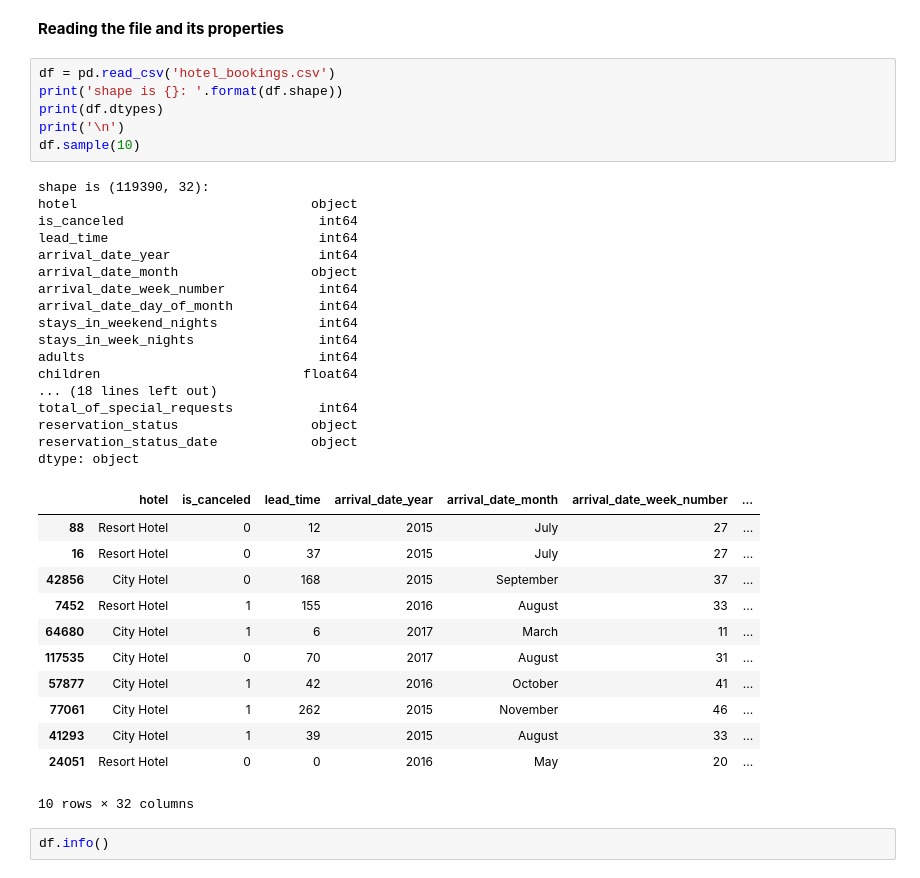
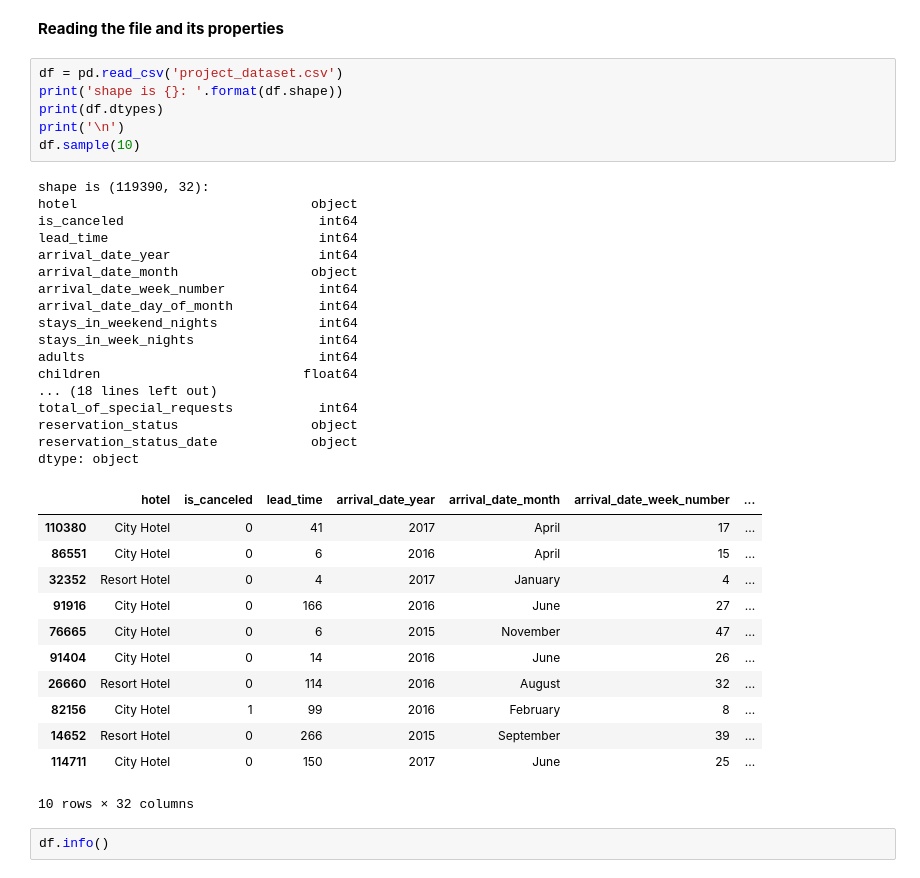
Before and after one commit to alkhonain/Tuwaiq_project, a Jupyter notebook: project/project.ipynb, the cells around one changed output. Saved outputs shown, nothing was run; the diff lists cells and outputs as text.

```diff
--- a/project/project.ipynb
+++ b/project/project.ipynb
@@ -11,40 +27,40 @@ import matplotlib.pyplot as plt
 # %% [markdown]
 __Reading the file and its properties__
 # %%
-df = pd.read_csv('hotel_bookings.csv')
+df = pd.read_csv('project_dataset.csv')
 print('shape is {}: '.format(df.shape))
 print(df.dtypes)
 print('\n')
 df.sample(10)
 # %% [output]
 shape is (119390, 32):
 hotel                              object
 is_canceled                         int64
 lead_time                           int64
 arrival_date_year                   int64
 arrival_date_month                 object
 arrival_date_week_number            int64
 arrival_date_day_of_month           int64
 stays_in_weekend_nights             int64
 stays_in_week_nights                int64
 adults                              int64
 children                          float64
 ... (18 lines left out)
 total_of_special_requests           int64
 reservation_status                 object
 reservation_status_date            object
 dtype: object
 |  | hotel | is_canceled | lead_time | arrival_date_year | arrival_date_month | arrival_date_week_number | ... |
-| 88 | Resort Hotel | 0 | 12 | 2015 | July | 27 | ... |
-| 16 | Resort Hotel | 0 | 37 | 2015 | July | 27 | ... |
-| 42856 | City Hotel | 0 | 168 | 2015 | September | 37 | ... |
-| 7452 | Resort Hotel | 1 | 155 | 2016 | August | 33 | ... |
-| 64680 | City Hotel | 1 | 6 | 2017 | March | 11 | ... |
-| 117535 | City Hotel | 0 | 70 | 2017 | August | 31 | ... |
-| 57877 | City Hotel | 1 | 42 | 2016 | October | 41 | ... |
-| 77061 | City Hotel | 1 | 262 | 2015 | November | 46 | ... |
-| 41293 | City Hotel | 1 | 39 | 2015 | August | 33 | ... |
-| 24051 | Resort Hotel | 0 | 0 | 2016 | May | 20 | ... |
+| 110380 | City Hotel | 0 | 41 | 2017 | April | 17 | ... |
+| 86551 | City Hotel | 0 | 6 | 2016 | April | 15 | ... |
+| 32352 | Resort Hotel | 0 | 4 | 2017 | January | 4 | ... |
+| 91916 | City Hotel | 0 | 166 | 2016 | June | 27 | ... |
+| 76665 | City Hotel | 0 | 6 | 2015 | November | 47 | ... |
+| 91404 | City Hotel | 0 | 14 | 2016 | June | 26 | ... |
+| 26660 | Resort Hotel | 0 | 114 | 2016 | August | 32 | ... |
+| 82156 | City Hotel | 1 | 99 | 2016 | February | 8 | ... |
+| 14652 | Resort Hotel | 0 | 266 | 2015 | September | 39 | ... |
+| 114711 | City Hotel | 0 | 150 | 2017 | June | 25 | ... |
 10 rows × 32 columns
 # %%
 df.info()
```
Also changed, not shown: parts of 28 cells of this notebook, 1 other file.
